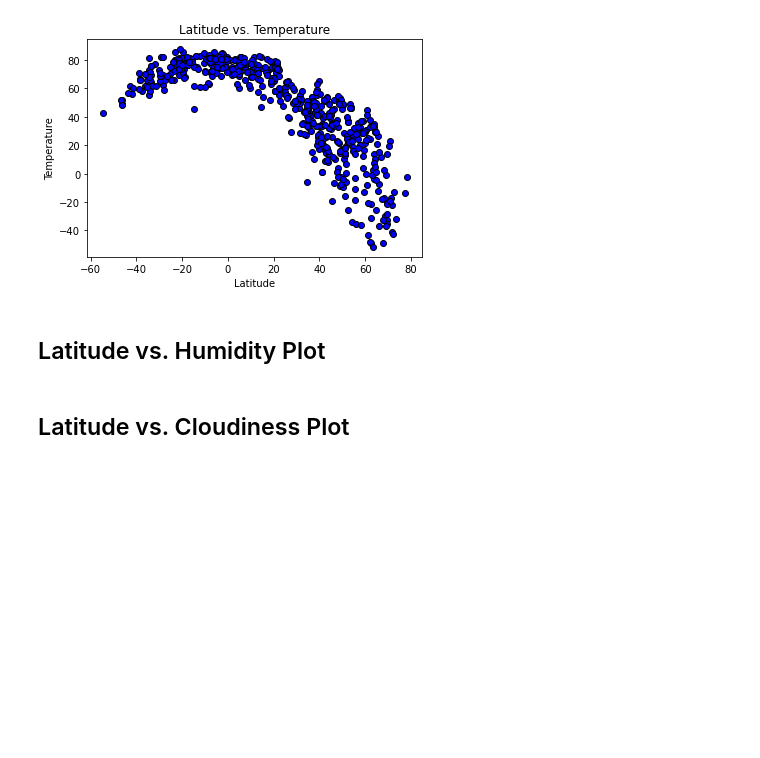
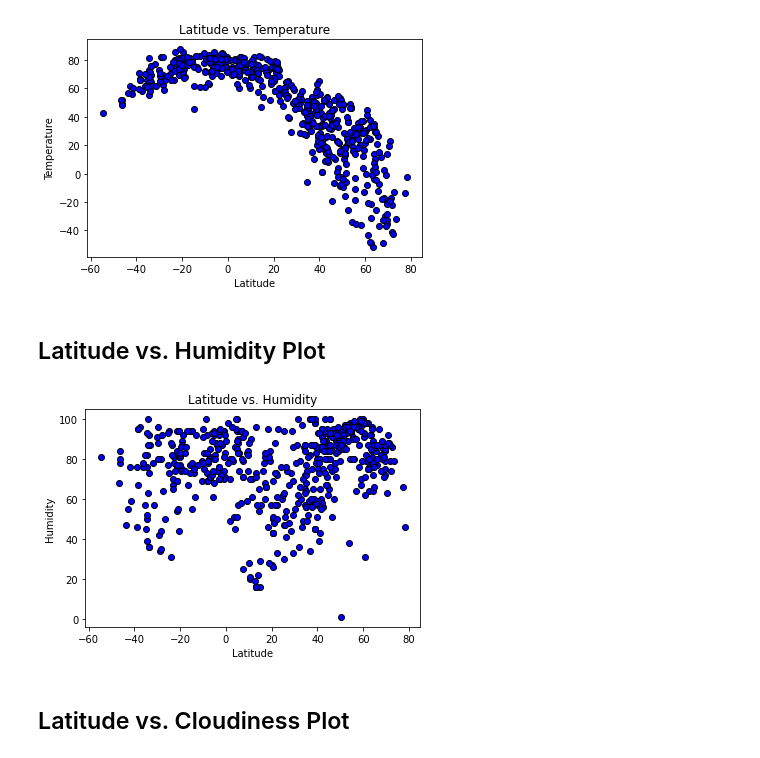
Before and after one commit to tdb219/python-api-challenge, a Jupyter notebook: WeatherPy/WeatherPy.ipynb, the cells around one changed output. Cells and saved outputs as stored; diff of their text form; code cells hidden in the pictures; blank space fills up the shorter version.

Commit message:
Scatter plots complete, moving to Linear Regression

```diff
--- a/WeatherPy/WeatherPy.ipynb
+++ b/WeatherPy/WeatherPy.ipynb
@@ -198,12 +198,14 @@ plt.show()
 # %% [markdown]
 ## Latitude vs. Humidity Plot
 # %%
-plt.scatter(weather_df["lat"], weather_df["humidity"], marker="o", facecolors="blue",
+plt.scatter(weather_df["Latitude"], weather_df["Humidity (%)"], marker="o", facecolors="blue",
            edgecolors ="black")
 plt.title("Latitude vs. Humidity")
 plt.xlabel("Latitude")
-plt.ylable("Humidity")
+plt.ylabel("Humidity")
 plt.show()
+# %% [output]
+[figure, added]
 # %% [markdown]
 ## Latitude vs. Cloudiness Plot
 # %%
```
Also changed, not shown: parts of 2 cells of this notebook.
